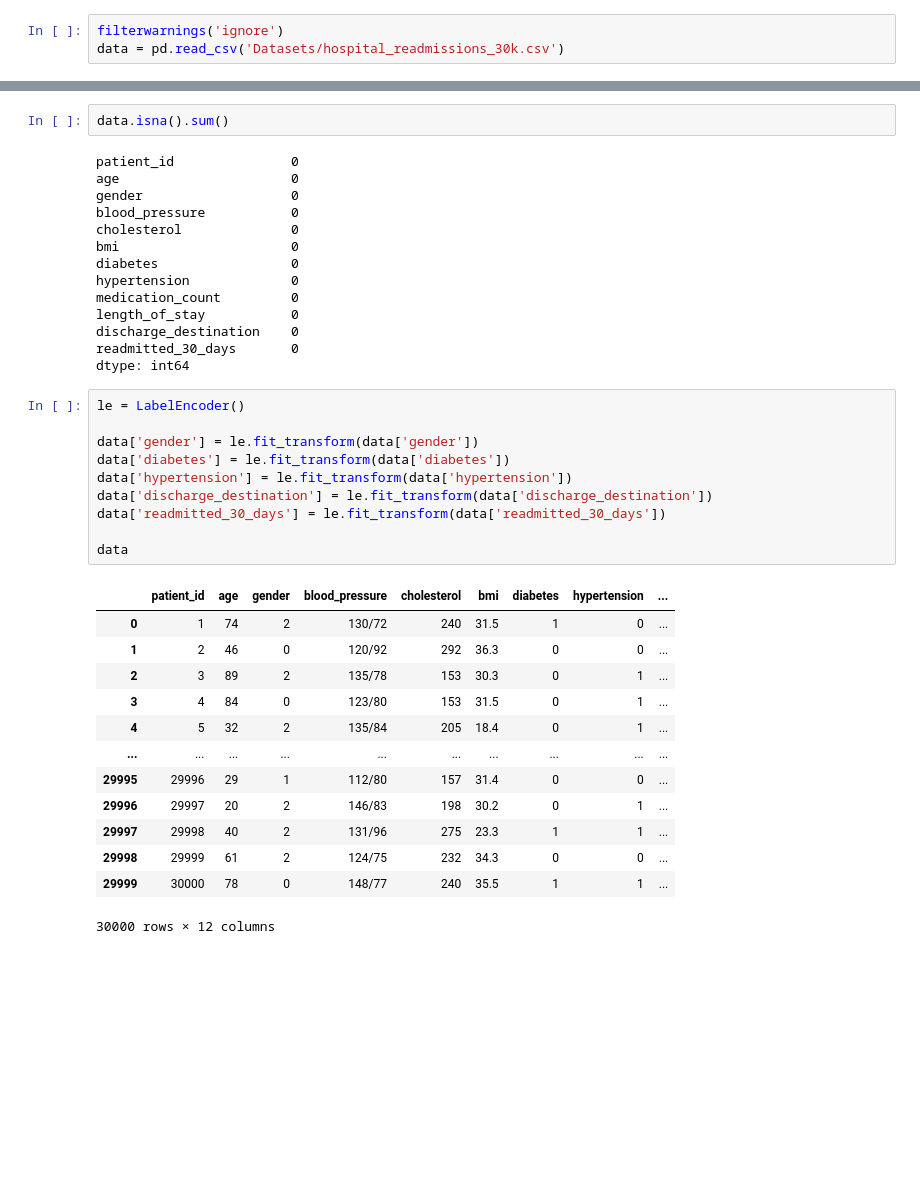
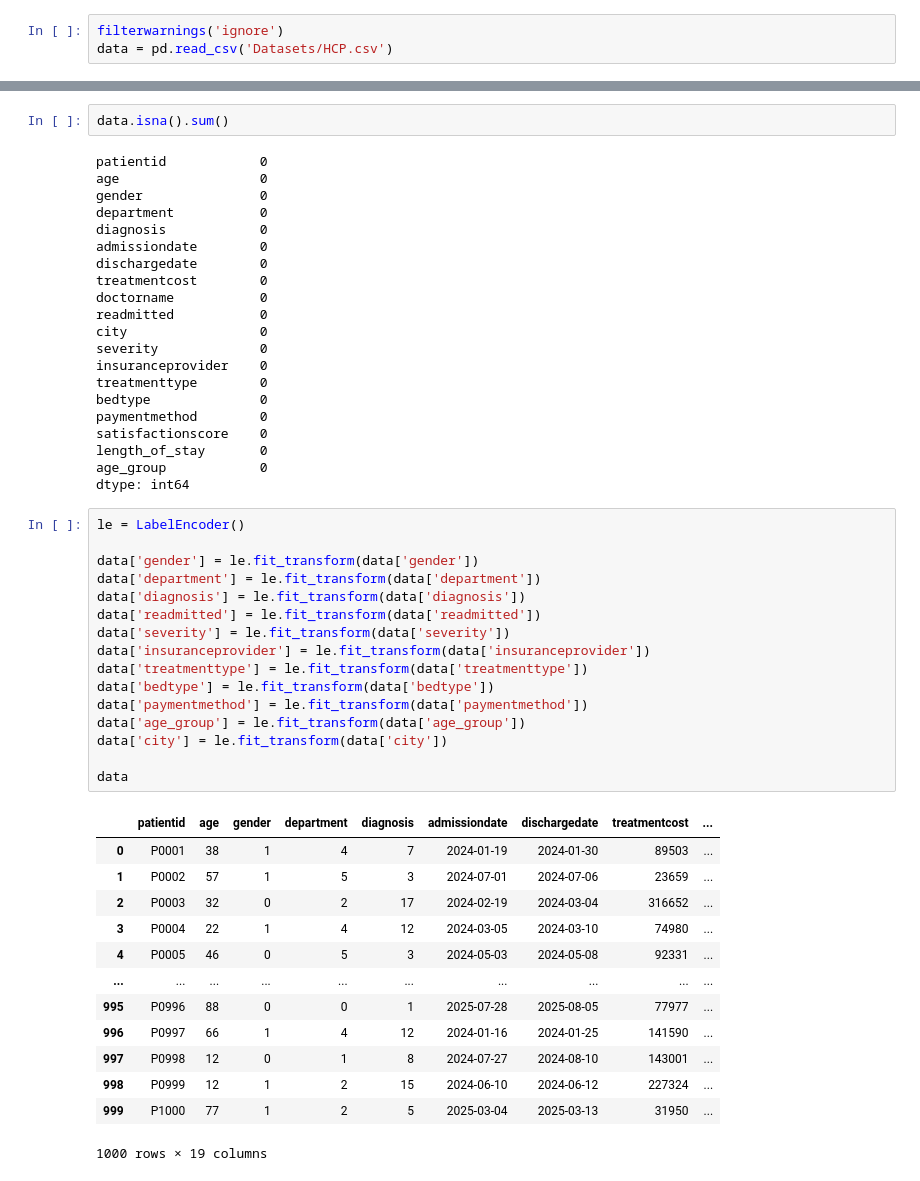
Before and after one commit to NathanPimenta/Synthea-Based-Hospital-Dashboard, a Jupyter notebook: model1.ipynb, the cells around one changed output, grey strips where cells are left out. Saved outputs shown, nothing was run; the diff lists cells and outputs as text; blank space fills up the shorter version.

```diff
--- a/model1.ipynb
+++ b/model1.ipynb
@@ -17,6 +18,6 @@ from xgboost import XGBClassifier
 # %%
 filterwarnings('ignore')
-data = pd.read_csv('Datasets/hospital_readmissions_30k.csv')
+data = pd.read_csv('Datasets/HCP.csv')
 # %%
 data
 # %% [output]
@@ -55,40 +67,53 @@ dtype: object
 # %%
 data.isna().sum()
 # %% [output]
-patient_id               0
-age                      0
-gender                   0
-blood_pressure           0
-cholesterol              0
-bmi                      0
-diabetes                 0
-hypertension             0
-medication_count         0
-length_of_stay           0
-discharge_destination    0
-readmitted_30_days       0
+patientid            0
+age                  0
+gender               0
+department           0
+diagnosis            0
+admissiondate        0
+dischargedate        0
+treatmentcost        0
+doctorname           0
+readmitted           0
+city                 0
+severity             0
+insuranceprovider    0
+treatmenttype        0
+bedtype              0
+paymentmethod        0
+satisfactionscore    0
+length_of_stay       0
+age_group            0
 dtype: int64
 # %%
 le = LabelEncoder()
 
 data['gender'] = le.fit_transform(data['gender'])
-data['diabetes'] = le.fit_transform(data['diabetes'])
-data['hypertension'] = le.fit_transform(data['hypertension'])
-data['discharge_destination'] = le.fit_transform(data['discharge_destination'])
-data['readmitted_30_days'] = le.fit_transform(data['readmitted_30_days'])
+data['department'] = le.fit_transform(data['department'])
+data['diagnosis'] = le.fit_transform(data['diagnosis'])
+data['readmitted'] = le.fit_transform(data['readmitted'])
+data['severity'] = le.fit_transform(data['severity'])
+data['insuranceprovider'] = le.fit_transform(data['insuranceprovider'])
+data['treatmenttype'] = le.fit_transform(data['treatmenttype'])
+data['bedtype'] = le.fit_transform(data['bedtype'])
+data['paymentmethod'] = le.fit_transform(data['paymentmethod'])
+data['age_group'] = le.fit_transform(data['age_group'])
+data['city'] = le.fit_transform(data['city'])
 
 data
 # %% [output]
-|  | patient_id | age | gender | blood_pressure | cholesterol | bmi | diabetes | hypertension | ... |
-| 0 | 1 | 74 | 2 | 130/72 | 240 | 31.5 | 1 | 0 | ... |
-| 1 | 2 | 46 | 0 | 120/92 | 292 | 36.3 | 0 | 0 | ... |
-| 2 | 3 | 89 | 2 | 135/78 | 153 | 30.3 | 0 | 1 | ... |
-| 3 | 4 | 84 | 0 | 123/80 | 153 | 31.5 | 0 | 1 | ... |
-| 4 | 5 | 32 | 2 | 135/84 | 205 | 18.4 | 0 | 1 | ... |
+|  | patientid | age | gender | department | diagnosis | admissiondate | dischargedate | treatmentcost | ... |
+| 0 | P0001 | 38 | 1 | 4 | 7 | 2024-01-19 | 2024-01-30 | 89503 | ... |
+| 1 | P0002 | 57 | 1 | 5 | 3 | 2024-07-01 | 2024-07-06 | 23659 | ... |
+| 2 | P0003 | 32 | 0 | 2 | 17 | 2024-02-19 | 2024-03-04 | 316652 | ... |
+| 3 | P0004 | 22 | 1 | 4 | 12 | 2024-03-05 | 2024-03-10 | 74980 | ... |
+| 4 | P0005 | 46 | 0 | 5 | 3 | 2024-05-03 | 2024-05-08 | 92331 | ... |
 | ... | ... | ... | ... | ... | ... | ... | ... | ... | ... |
-| 29995 | 29996 | 29 | 1 | 112/80 | 157 | 31.4 | 0 | 0 | ... |
-| 29996 | 29997 | 20 | 2 | 146/83 | 198 | 30.2 | 0 | 1 | ... |
-| 29997 | 29998 | 40 | 2 | 131/96 | 275 | 23.3 | 1 | 1 | ... |
-| 29998 | 29999 | 61 | 2 | 124/75 | 232 | 34.3 | 0 | 0 | ... |
-| 29999 | 30000 | 78 | 0 | 148/77 | 240 | 35.5 | 1 | 1 | ... |
+| 995 | P0996 | 88 | 0 | 0 | 1 | 2025-07-28 | 2025-08-05 | 77977 | ... |
+| 996 | P0997 | 66 | 1 | 4 | 12 | 2024-01-16 | 2024-01-25 | 141590 | ... |
+| 997 | P0998 | 12 | 0 | 1 | 8 | 2024-07-27 | 2024-08-10 | 143001 | ... |
+| 998 | P0999 | 12 | 1 | 2 | 15 | 2024-06-10 | 2024-06-12 | 227324 | ... |
+| 999 | P1000 | 77 | 1 | 2 | 5 | 2025-03-04 | 2025-03-13 | 31950 | ... |
-30000 rows × 12 columns
+1000 rows × 19 columns
```
Also changed, not shown: parts of 15 cells of this notebook, 2 other files.
